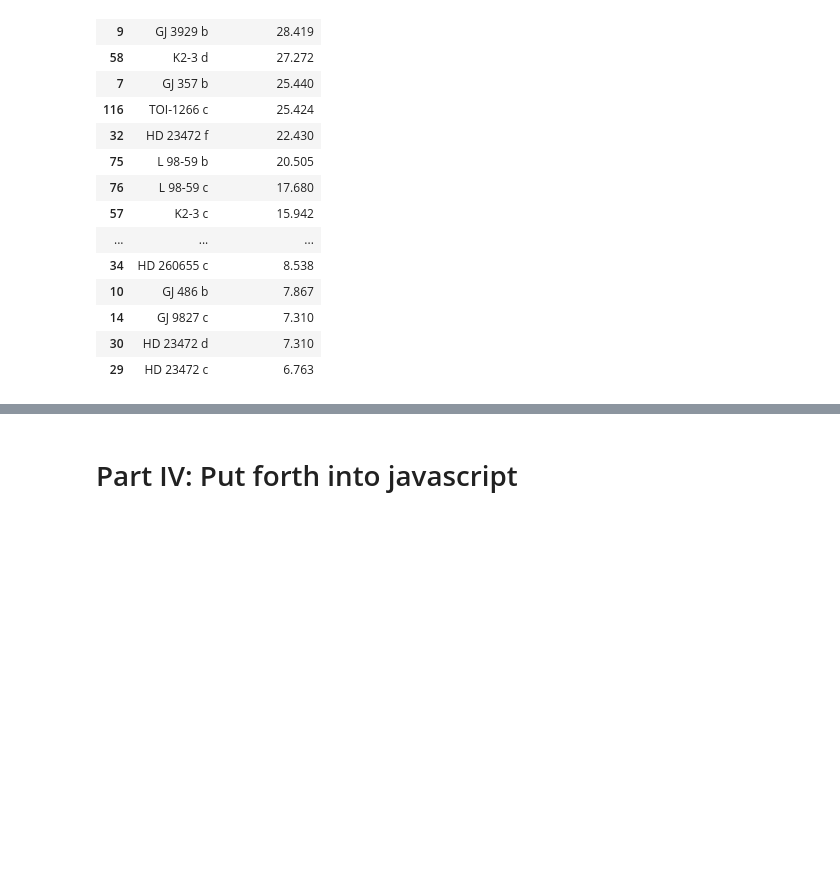
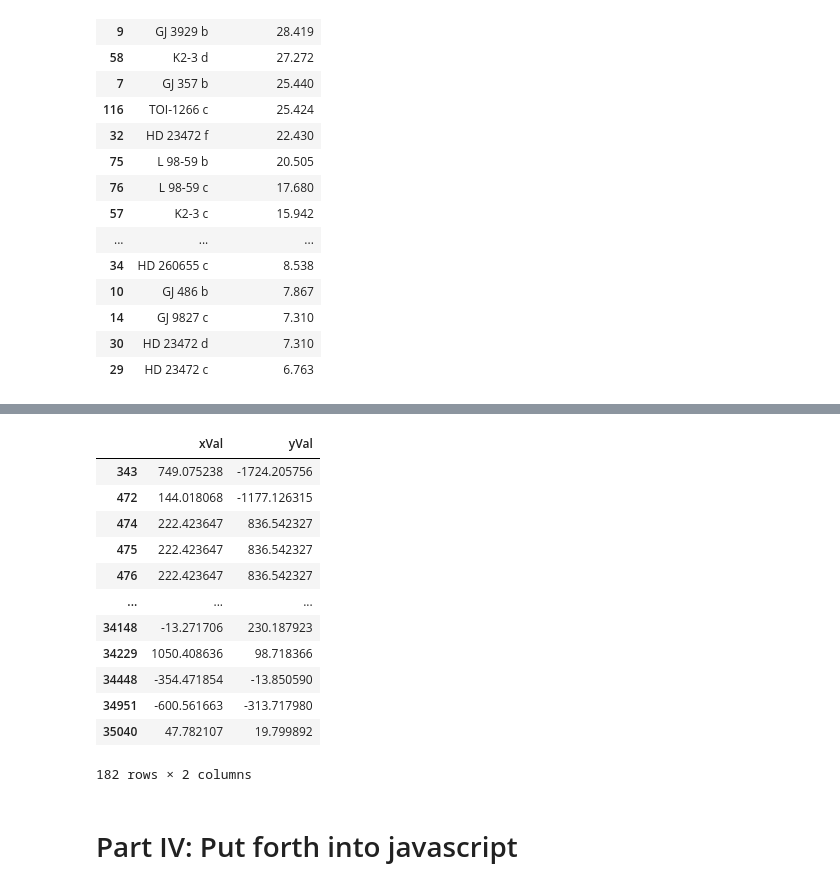
Before and after one commit to julestrada/Project-3, a Jupyter notebook: Project-3-code.ipynb, the cells around one changed output, grey strips where cells are left out. Saved outputs shown, nothing was run; the diff lists cells and outputs as text; code cells hidden in the pictures; blank space fills up the shorter version.

```diff
--- a/Project-3-code.ipynb
+++ b/Project-3-code.ipynb
@@ -262,2 +296,18 @@ exoplanet_df.loc[exoplanet_df["pl_name"] == 'L 98-59 d', :]
+# %%
+exoplanet_df[["xVal", "yVal"]]
+# %% [output]
+|  | xVal | yVal |
+| 343 | 749.075238 | -1724.205756 |
+| 472 | 144.018068 | -1177.126315 |
+| 474 | 222.423647 | 836.542327 |
+| 475 | 222.423647 | 836.542327 |
+| 476 | 222.423647 | 836.542327 |
+| ... | ... | ... |
+| 34148 | -13.271706 | 230.187923 |
+| 34229 | 1050.408636 | 98.718366 |
+| 34448 | -354.471854 | -13.850590 |
+| 34951 | -600.561663 | -313.717980 |
+| 35040 | 47.782107 | 19.799892 |
+182 rows × 2 columns
 # %% [markdown]
 # Part IV: Put forth into javascript
```
Also changed, not shown: parts of 5 cells of this notebook, 4 other files.
